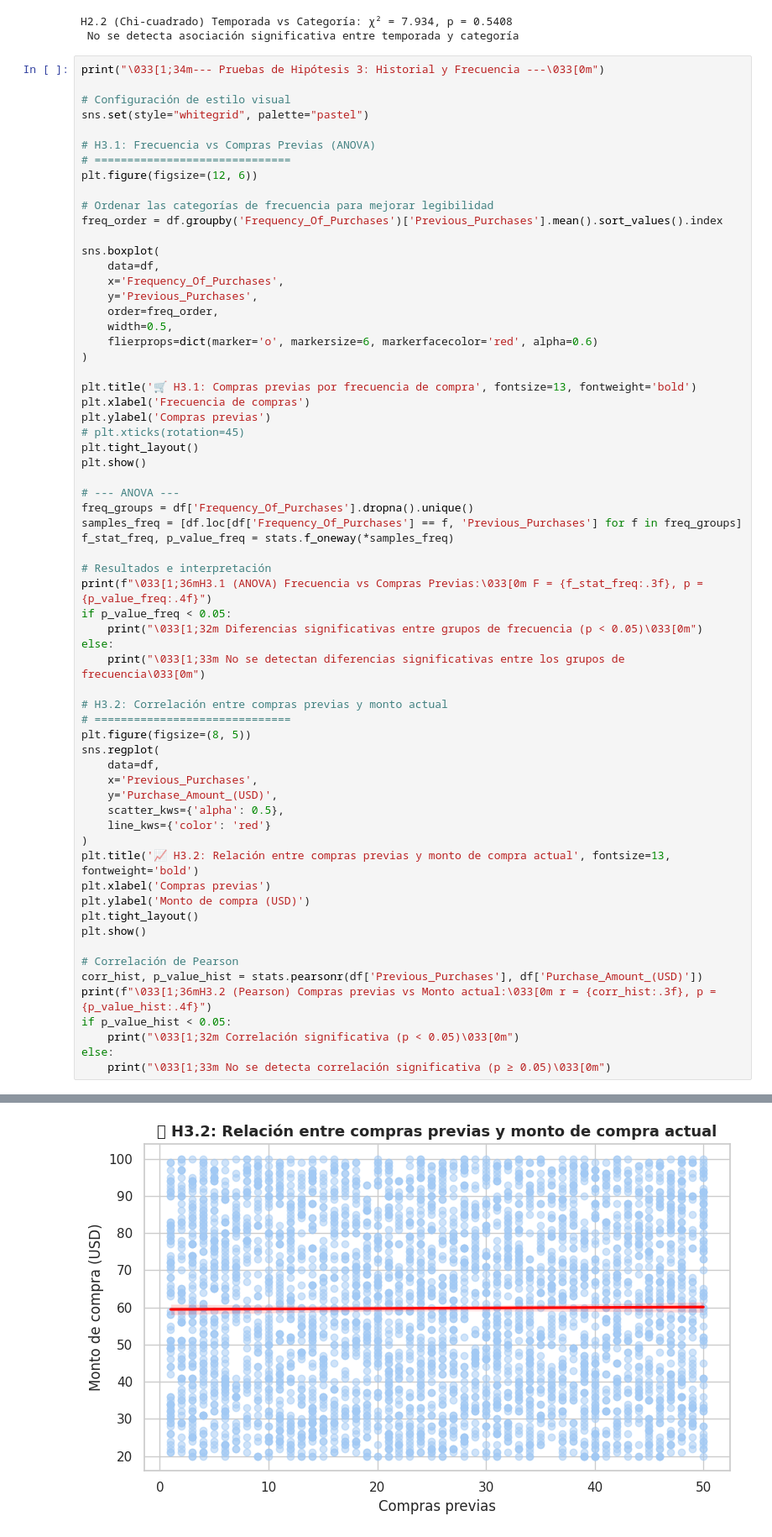
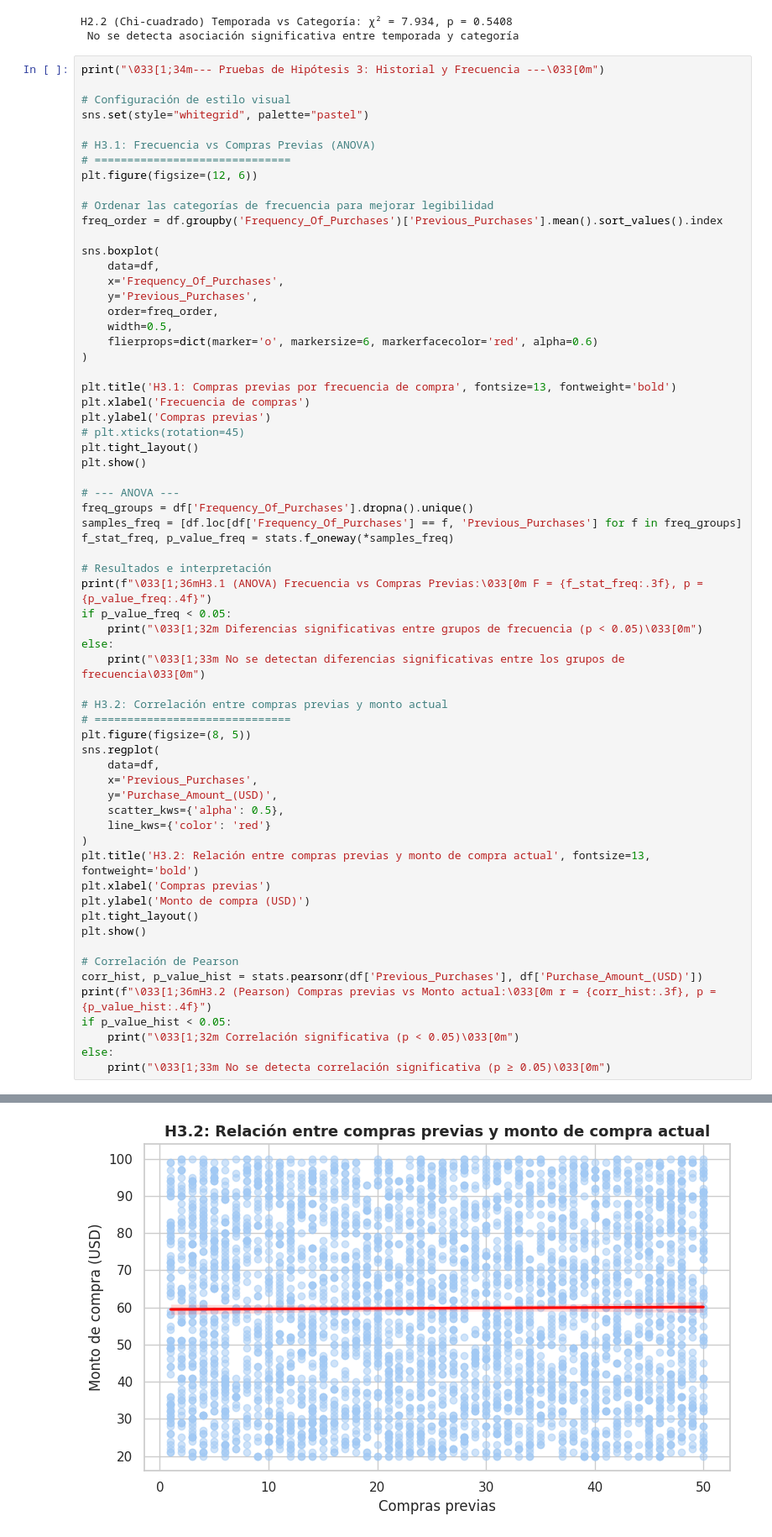
Before and after one commit to Azwraithz/Coderhouse-DataScience-C77695, a Jupyter notebook: Proyecto_Final_Morales_Luis.ipynb, the cells around one changed output, grey strips where cells are left out. Shown at 84% size. Cells and saved outputs as stored; diff of their text form.

Commit message:
Actualización de hipotesis #3

```diff
--- a/Proyecto_Final_Morales_Luis.ipynb
+++ b/Proyecto_Final_Morales_Luis.ipynb
@@ -1143,7 +1143,7 @@ sns.boxplot(
     flierprops=dict(marker='o', markersize=6, markerfacecolor='red', alpha=0.6)
 )
 
-plt.title('🛒 H3.1: Compras previas por frecuencia de compra', fontsize=13, fontweight='bold')
+plt.title('H3.1: Compras previas por frecuencia de compra', fontsize=13, fontweight='bold')
 plt.xlabel('Frecuencia de compras')
 plt.ylabel('Compras previas')
 # plt.xticks(rotation=45)
@@ -1172,7 +1172,7 @@ sns.regplot(
     scatter_kws={'alpha': 0.5},
     line_kws={'color': 'red'}
 )
-plt.title('📈 H3.2: Relación entre compras previas y monto de compra actual', fontsize=13, fontweight='bold')
+plt.title('H3.2: Relación entre compras previas y monto de compra actual', fontsize=13, fontweight='bold')
 plt.xlabel('Compras previas')
 plt.ylabel('Monto de compra (USD)')
 plt.tight_layout()
@@ -1191,6 +1191,6 @@ else:
 H3.1 (ANOVA) Frecuencia vs Compras Previas: F = 1.593, p = 0.1448
  No se detectan diferencias significativas entre los grupos de frecuencia
-[figure, old version]
+[figure, new version]
 H3.2 (Pearson) Compras previas vs Monto actual: r = 0.008, p = 0.6147
  No se detecta correlación significativa (p ≥ 0.05)
 # %%
```
Also changed, not shown: parts of 2 cells of this notebook.
